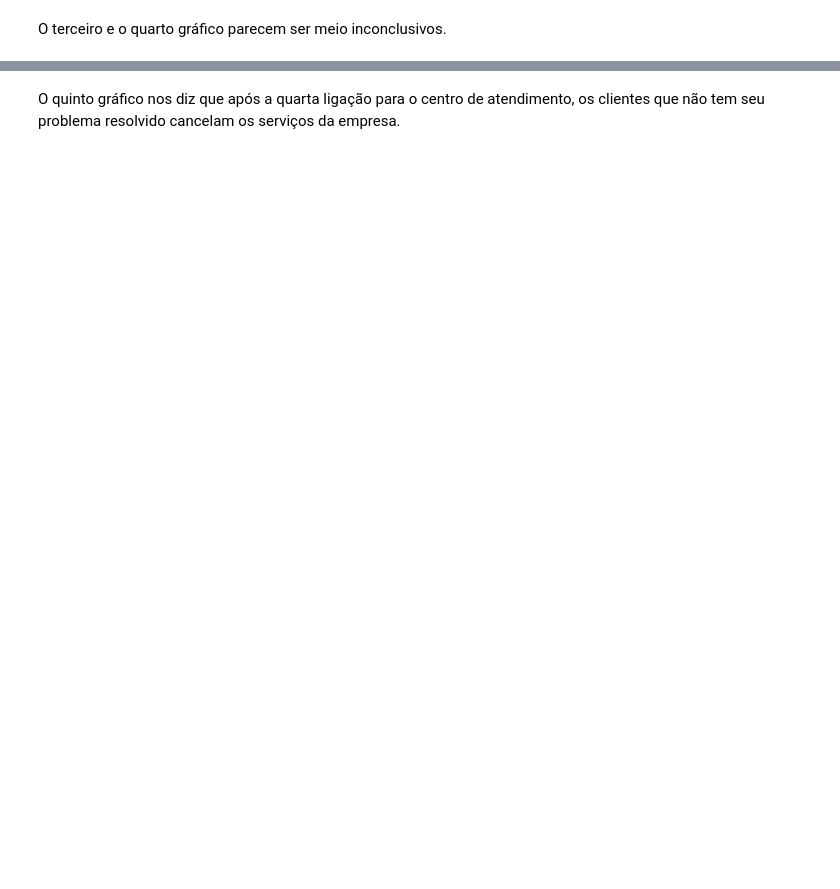
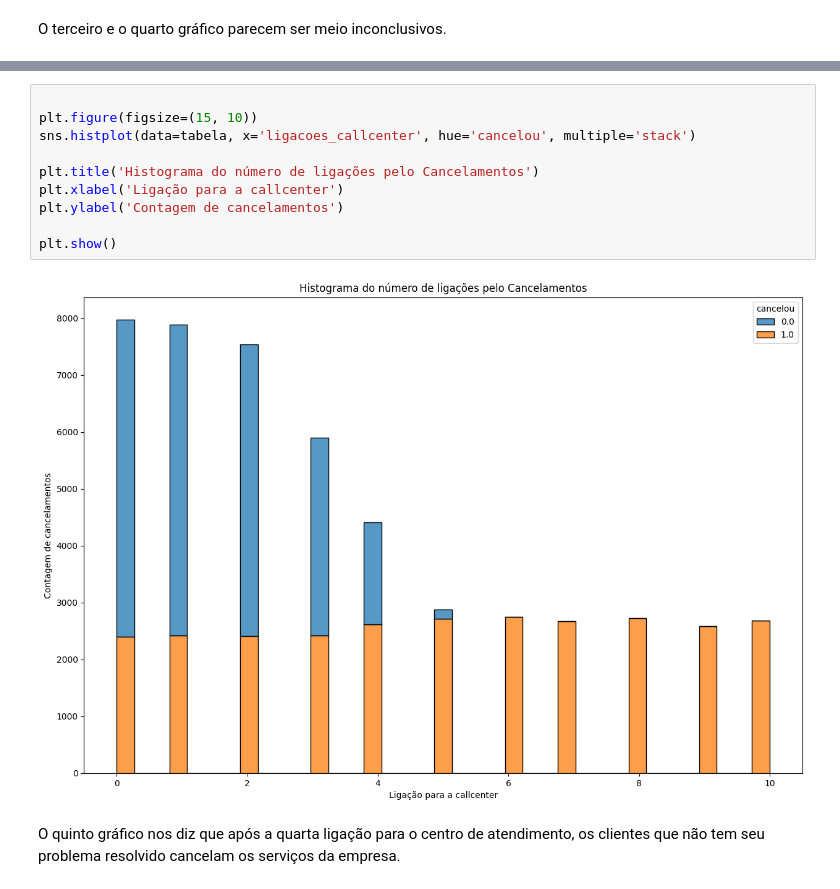
Before and after one commit to arthuraraujo0/Maratona_Python, a Jupyter notebook: Projeto_2/Cancelamento_de_clientes.ipynb, the cells around one changed output, grey strips where cells are left out. Saved outputs shown, nothing was run; the diff lists cells and outputs as text; blank space fills up the shorter version.

```diff
--- a/Projeto_2/Cancelamento_de_clientes.ipynb
+++ b/Projeto_2/Cancelamento_de_clientes.ipynb
@@ -174,2 +189,14 @@ grafico.show()
+# %%
+
+plt.figure(figsize=(15, 10))
+sns.histplot(data=tabela, x='ligacoes_callcenter', hue='cancelou', multiple='stack')
+
+plt.title('Histograma do número de ligações pelo Cancelamentos')
+plt.xlabel('Ligação para a callcenter')
+plt.ylabel('Contagem de cancelamentos')
+
+plt.show()
+# %% [output]
+[figure, added]
 # %% [markdown]
 O quinto gráfico nos diz que após a quarta ligação para o centro de atendimento, os clientes que não tem seu problema resolvido cancelam os serviços da empresa.
```
Also changed, not shown: parts of 14 cells of this notebook.
